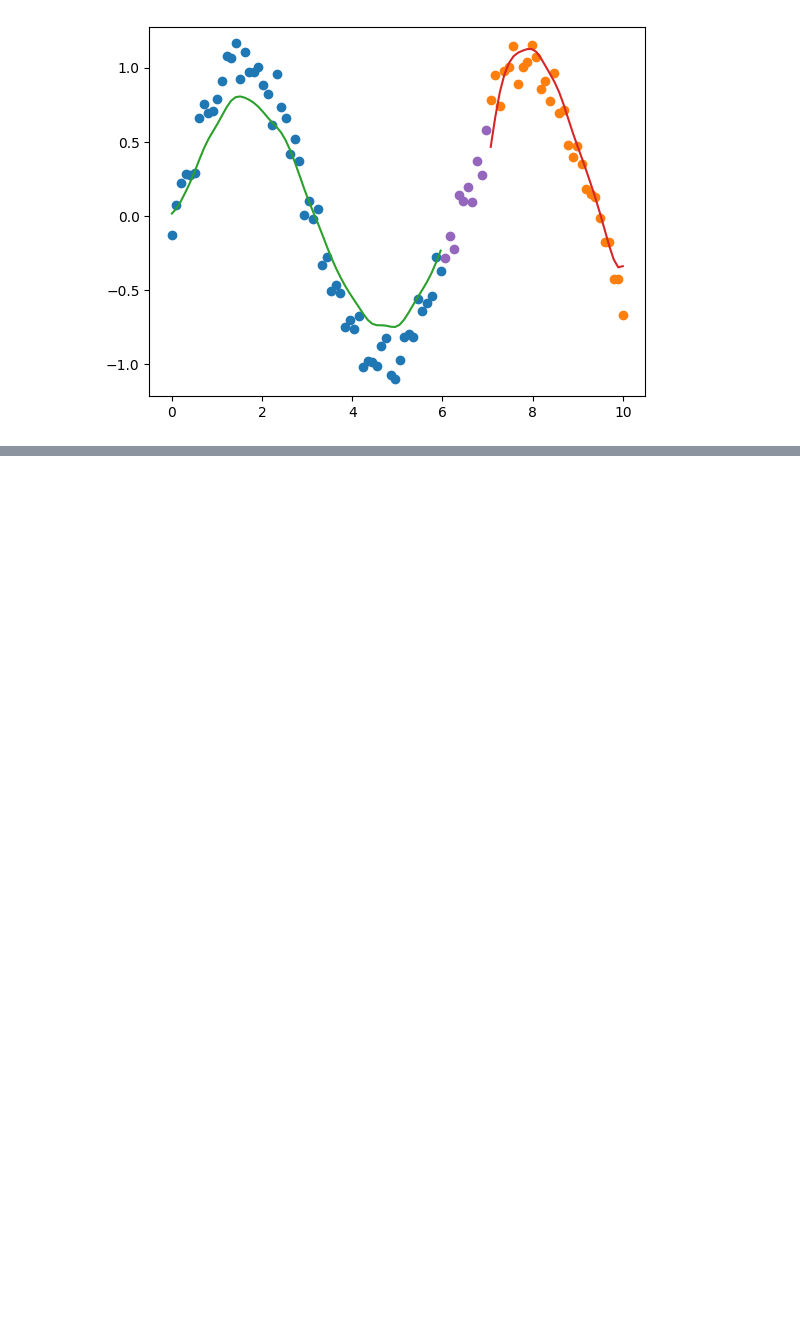
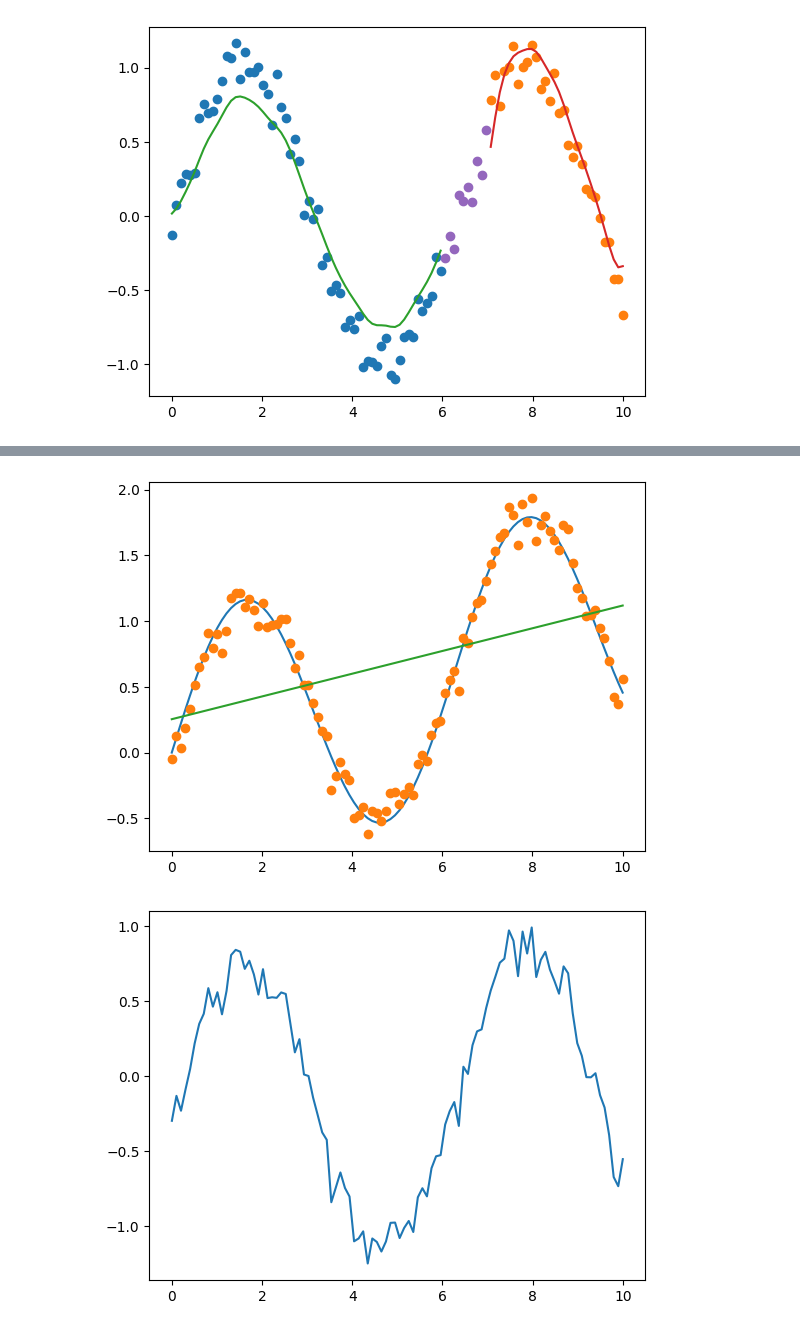
Before and after one commit to sebastlop/series-temporales-machine-learning, a Jupyter notebook: Ejercicios/Coni.ipynb, the cells around one changed output, grey strips where cells are left out. Saved outputs shown, nothing was run; the diff lists cells and outputs as text; code cells hidden in the pictures; blank space fills up the shorter version.

```diff
--- a/Ejercicios/Coni.ipynb
+++ b/Ejercicios/Coni.ipynb
@@ -72,0 +84,19 @@ plt.plot(t_int, rng.normal(lin, std), 'o')
+# %%
+from scipy.optimize import curve_fit
+def lineal(x,a,b):
+    return a*x+b
+
+def oscil(x, a, frec, phase):
+    return a*np.sin(2*np.pi*frec *x+ phase)
+
+params, _ = curve_fit(lineal, t, noise)
+# %%
+plt.plot(t,x)
+plt.plot(t,noise, 'o')
+plt.plot(t, lineal(t,*params))
+plt.show()
+plt.plot(t, noise - lineal(t,*params))
+plt.show()
+# %% [output]
+[figure, added]
+[figure, added]
```
Also changed, not shown: parts of 1 cell of this notebook.
